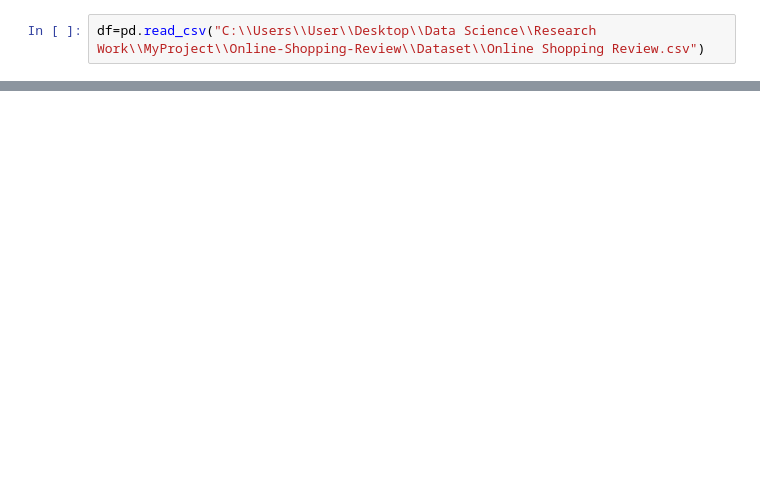
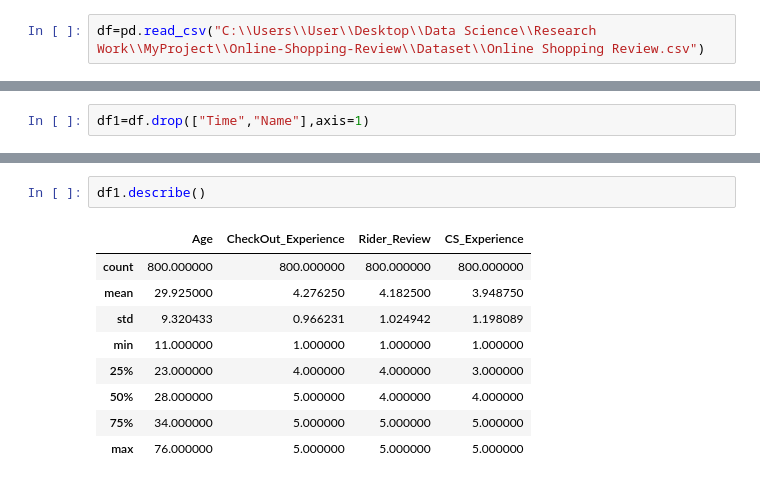
Before and after one commit to rajeshdiu/Online-Shopping-Review, a Jupyter notebook: Online Shopping Review.ipynb, the cells around one changed output, grey strips where cells are left out. Cells and saved outputs as stored; diff of their text form; blank space fills up the shorter version.

```diff
--- a/Online Shopping Review.ipynb
+++ b/Online Shopping Review.ipynb
@@ -23,0 +86,2 @@ df
+# %%
+df1=df.drop(["Time","Name"],axis=1)
@@ -23,0 +112,12 @@ df
+# %%
+df1.describe()
+# %% [output]
+|  | Age | CheckOut_Experience | Rider_Review | CS_Experience |
+| count | 800.000000 | 800.000000 | 800.000000 | 800.000000 |
+| mean | 29.925000 | 4.276250 | 4.182500 | 3.948750 |
+| std | 9.320433 | 0.966231 | 1.024942 | 1.198089 |
+| min | 11.000000 | 1.000000 | 1.000000 | 1.000000 |
+| 25% | 23.000000 | 4.000000 | 4.000000 | 3.000000 |
+| 50% | 28.000000 | 5.000000 | 4.000000 | 4.000000 |
+| 75% | 34.000000 | 5.000000 | 5.000000 | 5.000000 |
+| max | 76.000000 | 5.000000 | 5.000000 | 5.000000 |
```
Also changed, not shown: parts of 63 cells of this notebook.
